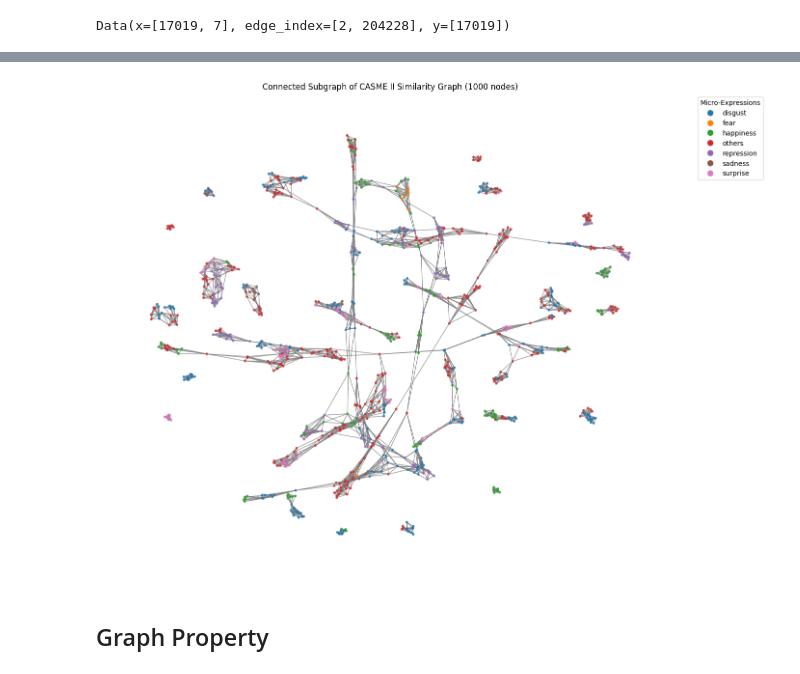
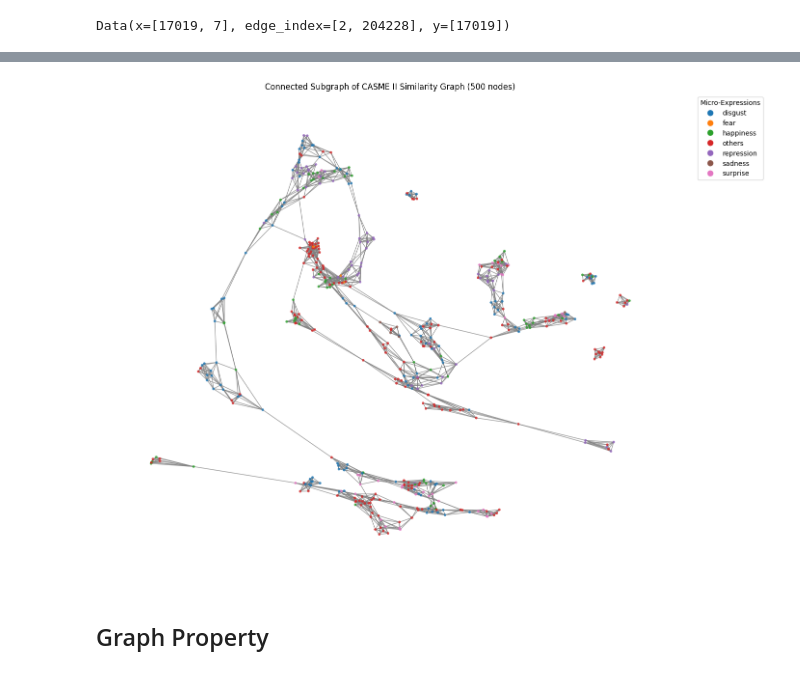
Before and after one commit to sadbinsiddique/Dl-net, a Jupyter notebook: notebook/gnn_casme2/run_gnn_casme2.ipynb, the cells around one changed output, grey strips where cells are left out. Cells and saved outputs as stored; diff of their text form; code cells hidden in the pictures.

```diff
--- a/notebook/gnn_casme2/run_gnn_casme2.ipynb
+++ b/notebook/gnn_casme2/run_gnn_casme2.ipynb
@@ -145,14 +128,5 @@ plt.show()
 # %%
-import torch
-import numpy as np
-import networkx as nx
-import matplotlib.pyplot as plt
-from matplotlib.lines import Line2D
-from torch_geometric.data import Data
-from torch_geometric.utils import to_networkx
-from sklearn.neighbors import NearestNeighbors
-
-num_nodes_to_plot = 1000
+num_nodes_to_plot = 500
 
 # 1. Randomly sample the features and labels of 500 nodes
 subset_idx = torch.randperm(data_cpu.num_nodes)[:num_nodes_to_plot]
@@ -160,7 +134,6 @@ x_sub = data_cpu.x[subset_idx].numpy()
 y_sub = data_cpu.y[subset_idx].numpy()
 
 # 2. RECOMPUTE the k-NN edges specifically for this subset so they connect
-k = 6
 nbrs = NearestNeighbors(n_neighbors=k+1, metric='euclidean').fit(x_sub)
 distances, indices = nbrs.kneighbors(x_sub)
 
@@ -181,34 +154,34 @@ casme_classes = ['disgust', 'fear', 'happiness', 'others', 'repression', 'sadnes
 palette = ['tab:blue', 'tab:orange', 'tab:green', 'tab:red', 'tab:purple', 'tab:brown', 'tab:pink']
 color_map_sub = [palette[label] for label in y_sub]
 
 # Note: spring_layout is very slow for 2500 nodes.
 # Lowering 'k' to 0.05 helps pull dense clusters apart slightly.
 pos_sub = nx.spring_layout(G_sub, k=0.05, iterations=30)
 
 plt.figure(figsize=(12, 10))
 nx.draw(
     G_sub, pos_sub,
     node_color=color_map_sub,
     node_size=15,
     edge_color='gray',
     alpha=0.8,
     linewidths=0
 )
 
 # Custom Legend
 legend_elements = [
     Line2D([0], [0], marker='o', color='w', label=casme_classes[i],
            markerfacecolor=palette[i], markersize=10)
     for i in range(len(casme_classes))
 ]
 plt.legend(handles=legend_elements, title="Micro-Expressions", loc='upper right', bbox_to_anchor=(1.15, 1))
 
 plt.axis('off')
 plt.title(f"Connected Subgraph of CASME II Similarity Graph ({num_nodes_to_plot} nodes)")
 plt.tight_layout()
 plt.show()
 # %% [output]
-[figure, old version]
+[figure, new version]
 # %% [markdown]
 ## Graph Property
 # %%
```
Also changed, not shown: parts of 23 cells of this notebook, 12 other files.
